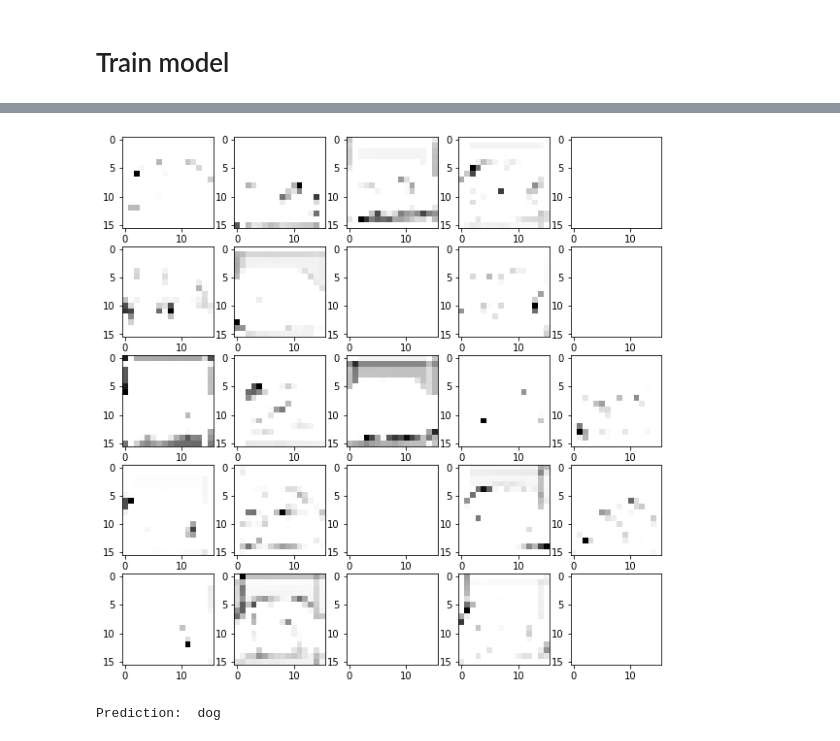
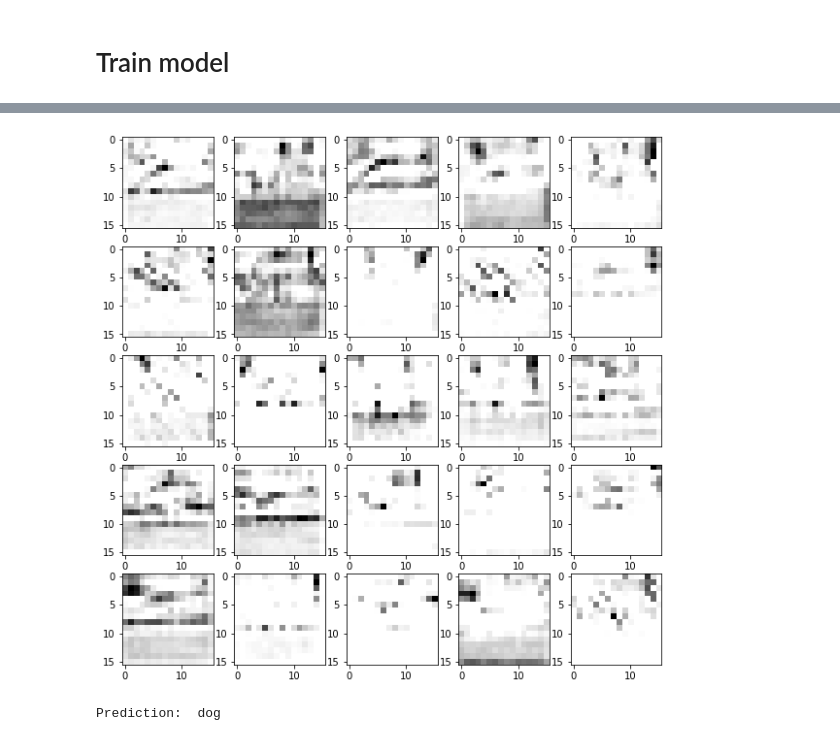
Before and after one commit to ShivamShrirao/dnn_from_scratch, a Jupyter notebook: cifar.ipynb, the cells around one changed output, grey strips where cells are left out. Saved outputs shown, nothing was run; the diff lists cells and outputs as text; code cells hidden in the pictures.

```diff
--- a/cifar.ipynb
+++ b/cifar.ipynb
@@ -25,18 +25,22 @@ model=Sequential()
 # %%
 model.add(conv2d(num_kernels=32,kernel_size=3,activation=functions.relu,input_shape=(32,32,3)))
 # model.add(conv2d(num_kernels=32,kernel_size=3,activation=functions.relu))
+model.add(BatchNormalization())
 model.add(max_pool())              #TODO- ADD ACTIVATION LAYER LATER, conv2d can echo
 model.add(dropout(0.1))
 model.add(conv2d(num_kernels=64,kernel_size=3,activation=functions.relu))
 # model.add(conv2d(num_kernels=64,kernel_size=3,activation=functions.relu))
+model.add(BatchNormalization())
 model.add(max_pool())
 model.add(dropout(0.2))
 model.add(conv2d(num_kernels=128,kernel_size=3,activation=functions.relu))
 # model.add(conv2d(num_kernels=128,kernel_size=3,activation=functions.relu))
+model.add(BatchNormalization())
 model.add(max_pool())
 model.add(dropout(0.3))
 model.add(flatten())
 model.add(dense(512,activation=functions.relu))
+model.add(BatchNormalization())
 model.add(dropout(0.4))
 model.add(dense(10,activation=functions.softmax))
 # %% [markdown]
@@ -64,11 +68,11 @@ Total Params: 1,147,466
 # %% [markdown]
 # Compile model with optimizer, loss and lr
 # %%
-model.compile(optimizer=functions.adam,loss=functions.cross_entropy_with_logits,learning_rate=0.001)
+model.compile(optimizer=functions.adadelta,loss=functions.cross_entropy_with_logits,learning_rate=0.01)
 # %% [markdown]
 # Reload saved model weights
 # %%
-model.load_weights("cifar.dump")
+# model.load_weights("cifar.dump")
 # %% [markdown]
 # Train model
 # %%
@@ -359,11 +332,11 @@ Correct answer:  automobile
 # %%
 fig, ax = plt.subplots(nrows=5,ncols=5,figsize=[10,10])
 fig.patch.set_facecolor('white')
-pme=model.sequence[3].z_out[0].transpose(2,0,1)
+pme=model.sequence[4].z_out[0].transpose(2,0,1)
 for i,axi in enumerate(ax.flat):
     axi.imshow(pme[i].reshape(pme.shape[-2:]), cmap='Greys')
 # %% [output]
-[figure, old version]
+[figure, new version]
 # %%
 import cv2
 import os
```
Also changed, not shown: parts of 17 cells of this notebook, 2 other files.
